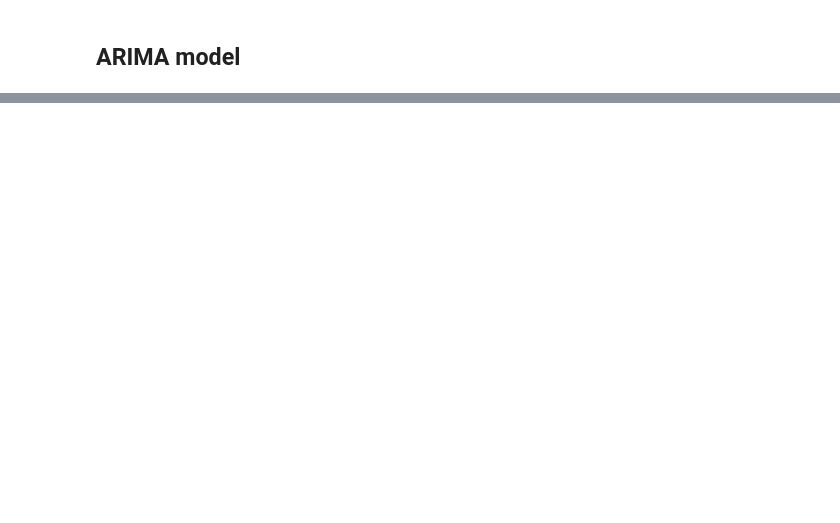
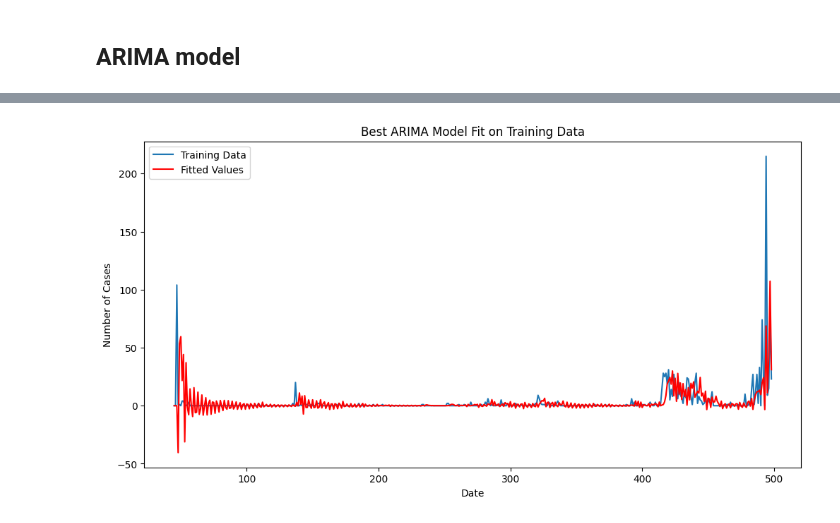
Before and after one commit to NguyenDucAnforwork/applied_statistics_prj, a Jupyter notebook: model/model.ipynb, the cells around one changed output, grey strips where cells are left out. Cells and saved outputs as stored; diff of their text form; code cells hidden in the pictures; blank space fills up the shorter version.

Commit message:
update SIR and ARIMA

```diff
--- a/model/model.ipynb
+++ b/model/model.ipynb
@@ -1208,0 +1257,81 @@ FigureCanvasAgg is non-interactive, and thus cannot be shown
+# %%
+import itertools
+from statsmodels.tsa.arima.model import ARIMA
+from sklearn.metrics import mean_absolute_percentage_error
+
+# Define the p, d and q parameters to take any value between 0 and 5
+p = d = q = range(0, 6)
+
+# Generate all different combinations of p, d and q triplets
+pdq = list(itertools.product(p, d, q))
+
+# Generate all different combinations of seasonal p, d and q triplets
+seasonal_pdq = [(x[0], x[1], x[2], 12) for x in pdq]
+
+# Check stationarity and differencing
+result = adfuller(df_cleaned['daily_cases'])
+if result[1] > 0.05:
+    df_cleaned['daily_cases_diff'] = df_cleaned['daily_cases'].diff().dropna()
+    d = 1
+else:
+    d = 0
+
+# Split data into training and test set
+train_size = int(len(df_cleaned) * 0.8)
+train, test = df_cleaned['daily_cases'][:train_size], df_cleaned['daily_cases'][train_size:]
+
+# Grid Search for ARIMA parameters
+best_aic = float("inf")
+best_pdq = None
+best_model = None
+
+for param in pdq:
+    try:
+        temp_model = ARIMA(train, order=(param[0], d, param[2]))
+        results = temp_model.fit()
+        if results.aic < best_aic:
+            best_aic = results.aic
+            best_pdq = param
+            best_model = results
+    except:
+        continue
+
+print(f'Best ARIMA{best_pdq} - AIC:{best_aic}')
+
+# Forecast using the best model
+forecast = best_model.forecast(steps=len(test))
+forecast = pd.Series(forecast, index=test.index)
+
+# Remove NaN values from the forecast and test sets
+forecast = forecast.dropna()
+test = test.loc[forecast.index].dropna()
+
+# Define a custom MAPE function
+def custom_mape(y_true, y_pred):
+    y_true, y_pred = np.array(y_true), np.array(y_pred)
+    return np.mean(np.abs((y_true - y_pred) / np.maximum(y_true, 1e-10))) * 100
+
+# Calculate MAPE
+mape = custom_mape(test, forecast)
+print(f'MAPE: {mape:.2f}')
+
+# Visualize the model fit on training data
+plt.figure(figsize=(12, 6))
+plt.plot(train.index, train, label='Training Data')
+plt.plot(train.index, best_model.fittedvalues, color='red', label='Fitted Values')
+plt.title('Best ARIMA Model Fit on Training Data')
+plt.xlabel('Date')
+plt.ylabel('Number of Cases')
+plt.legend()
+plt.show()
+
+# Visualize the forecast on test data
+plt.figure(figsize=(12, 6))
+plt.plot(test.index, test, label='Actual Cases')
+plt.plot(forecast.index, forecast, label='Forecasted Cases', color='red')
+plt.title('Best ARIMA Model Forecast vs Actual Cases on Test Data')
+plt.xlabel('Date')
+plt.ylabel('Number of Cases')
+plt.legend()
+plt.show()
+# %% [output]
@@ -1208,0 +1364 @@ FigureCanvasAgg is non-interactive, and thus cannot be shown
+[figure, added]
```
Also changed, not shown: parts of 9 cells of this notebook.
